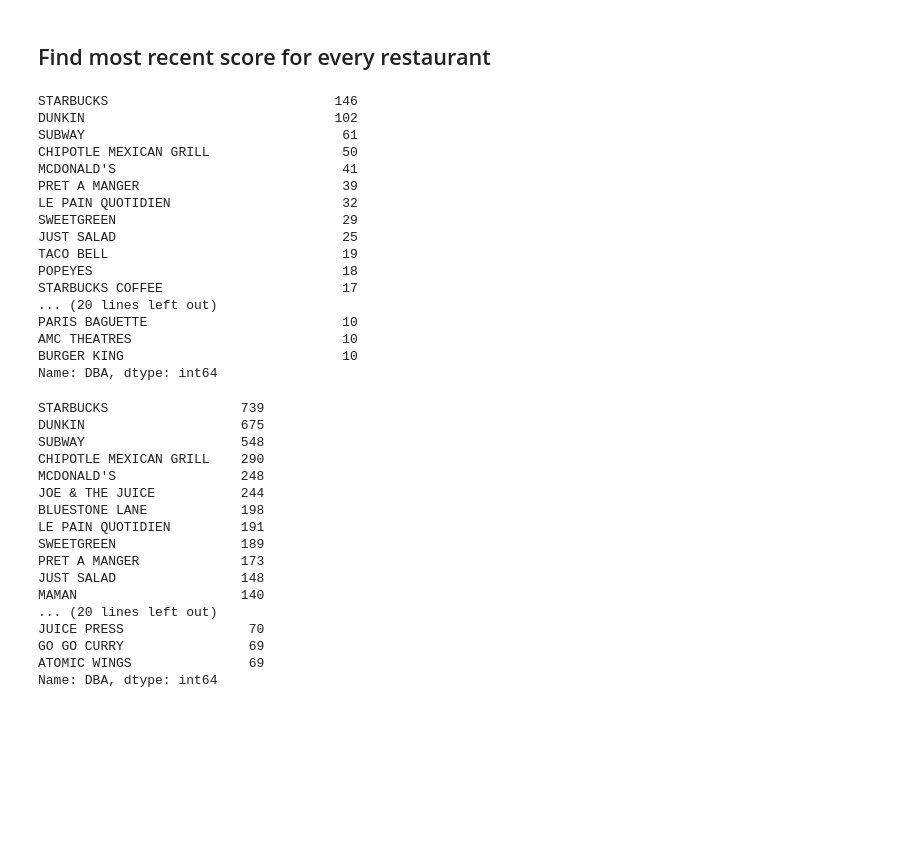
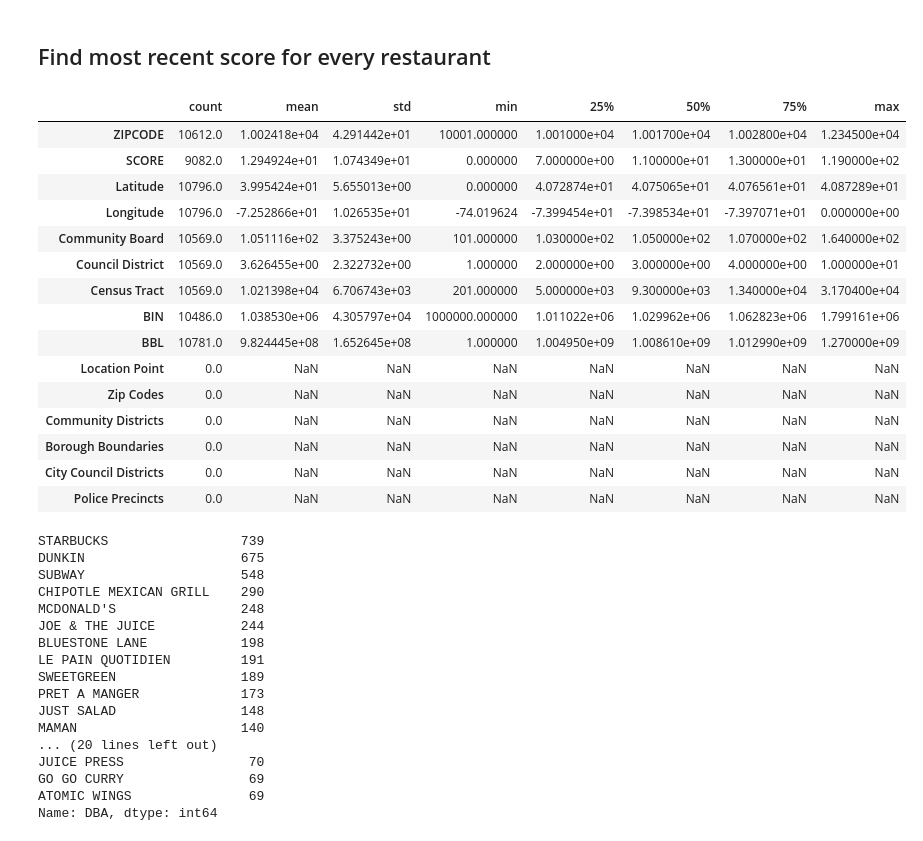
Before and after one commit to JacobMinkin/NYC_Restaurant_Health_Inspection, a Jupyter notebook: Project_2_Manhattan.ipynb, the cells around one changed output. Saved outputs shown, nothing was run; the diff lists cells and outputs as text; code cells hidden in the pictures; blank space fills up the shorter version.

```diff
--- a/Project_2_Manhattan.ipynb
+++ b/Project_2_Manhattan.ipynb
@@ -20,23 +20,3 @@ df = df[df.BORO == 'Manhattan']
 # %%
 df.sort_values(['date'], ascending=False, inplace= True)
 df_recent = df.groupby(['CAMIS'], sort=False).first()
-# %%
-df_recent.DBA.value_counts().head(35)
-# %% [output]
-STARBUCKS                             146
-DUNKIN                                102
-SUBWAY                                 61
-CHIPOTLE MEXICAN GRILL                 50
-MCDONALD'S                             41
-PRET A MANGER                          39
-LE PAIN QUOTIDIEN                      32
-SWEETGREEN                             29
-JUST SALAD                             25
-TACO BELL                              19
-POPEYES                                18
-STARBUCKS COFFEE                       17
-... (20 lines left out)
-PARIS BAGUETTE                         10
-AMC THEATRES                           10
-BURGER KING                            10
-Name: DBA, dtype: int64
@@ -43,3 +25,23 @@ Name: DBA, dtype: int64
+# %%
+
+df_recent.describe().T
+# %% [output]
+|  | count | mean | std | min | 25% | 50% | 75% | max |
+| ZIPCODE | 10612.0 | 1.002418e+04 | 4.291442e+01 | 10001.000000 | 1.001000e+04 | 1.001700e+04 | 1.002800e+04 | 1.234500e+04 |
+| SCORE | 9082.0 | 1.294924e+01 | 1.074349e+01 | 0.000000 | 7.000000e+00 | 1.100000e+01 | 1.300000e+01 | 1.190000e+02 |
+| Latitude | 10796.0 | 3.995424e+01 | 5.655013e+00 | 0.000000 | 4.072874e+01 | 4.075065e+01 | 4.076561e+01 | 4.087289e+01 |
+| Longitude | 10796.0 | -7.252866e+01 | 1.026535e+01 | -74.019624 | -7.399454e+01 | -7.398534e+01 | -7.397071e+01 | 0.000000e+00 |
+| Community Board | 10569.0 | 1.051116e+02 | 3.375243e+00 | 101.000000 | 1.030000e+02 | 1.050000e+02 | 1.070000e+02 | 1.640000e+02 |
+| Council District | 10569.0 | 3.626455e+00 | 2.322732e+00 | 1.000000 | 2.000000e+00 | 3.000000e+00 | 4.000000e+00 | 1.000000e+01 |
+| Census Tract | 10569.0 | 1.021398e+04 | 6.706743e+03 | 201.000000 | 5.000000e+03 | 9.300000e+03 | 1.340000e+04 | 3.170400e+04 |
+| BIN | 10486.0 | 1.038530e+06 | 4.305797e+04 | 1000000.000000 | 1.011022e+06 | 1.029962e+06 | 1.062823e+06 | 1.799161e+06 |
+| BBL | 10781.0 | 9.824445e+08 | 1.652645e+08 | 1.000000 | 1.004950e+09 | 1.008610e+09 | 1.012990e+09 | 1.270000e+09 |
+| Location Point | 0.0 | NaN | NaN | NaN | NaN | NaN | NaN | NaN |
+| Zip Codes | 0.0 | NaN | NaN | NaN | NaN | NaN | NaN | NaN |
+| Community Districts | 0.0 | NaN | NaN | NaN | NaN | NaN | NaN | NaN |
+| Borough Boundaries | 0.0 | NaN | NaN | NaN | NaN | NaN | NaN | NaN |
+| City Council Districts | 0.0 | NaN | NaN | NaN | NaN | NaN | NaN | NaN |
+| Police Precincts | 0.0 | NaN | NaN | NaN | NaN | NaN | NaN | NaN |
 # %%
 df.DBA.value_counts().head(35)
 # %% [output]
```
Also changed, not shown: parts of 30 cells of this notebook, 16 other files.
